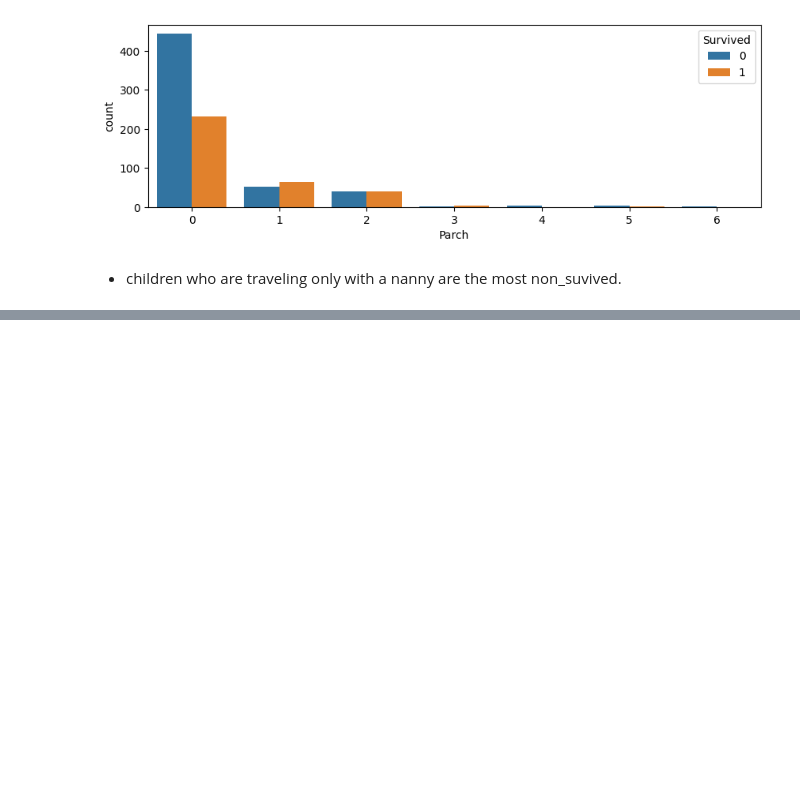
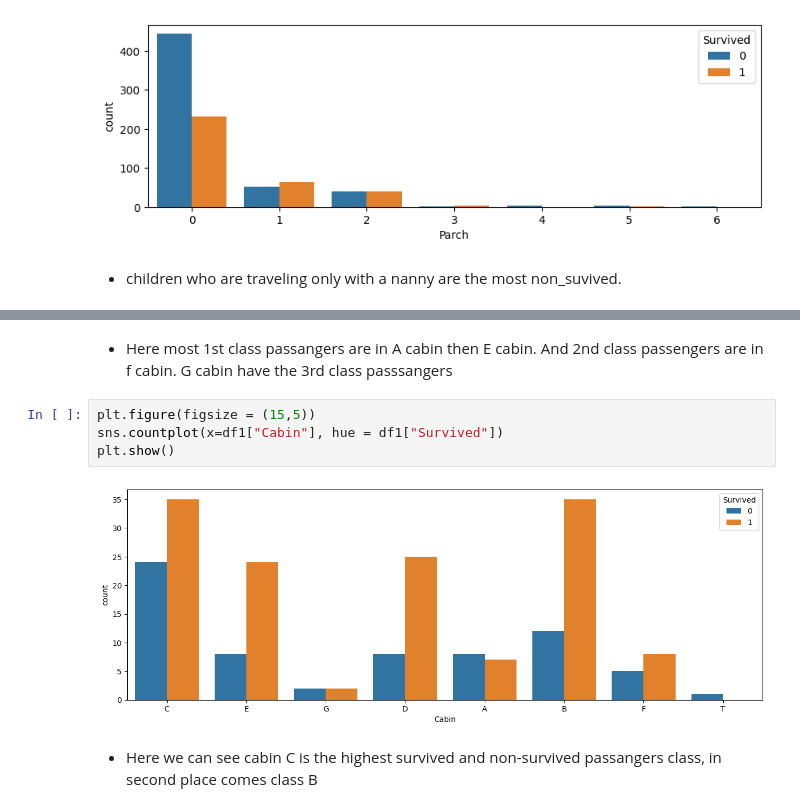
Before and after one commit to ortizfram/Case-study-of-Titanic, a Jupyter notebook: case-study.ipynb, the cells around one changed output, grey strips where cells are left out. Drawn from its saved outputs; the diff is of its cells as text; blank space fills up the shorter version.

```diff
--- a/case-study.ipynb
+++ b/case-study.ipynb
@@ -172,0 +192,10 @@ get_value_counts("Parch")
+# %% [markdown]
+- Here most 1st class passangers are in A cabin then E cabin. And 2nd class passengers are in f cabin. G cabin have the 3rd class passsangers
+# %%
+plt.figure(figsize = (15,5))
+sns.countplot(x=df1["Cabin"], hue = df1["Survived"])
+plt.show()
+# %% [output]
+[figure, added]
+# %% [markdown]
+- Here we can see cabin C is the highest survived and non-survived passangers class, in second place comes class B
```
Also changed, not shown: parts of 3 cells of this notebook.
